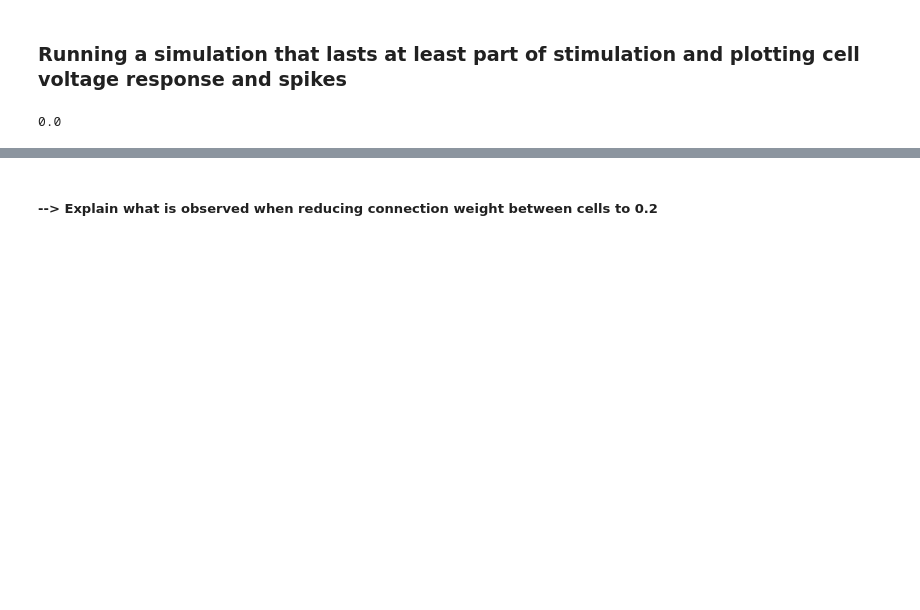
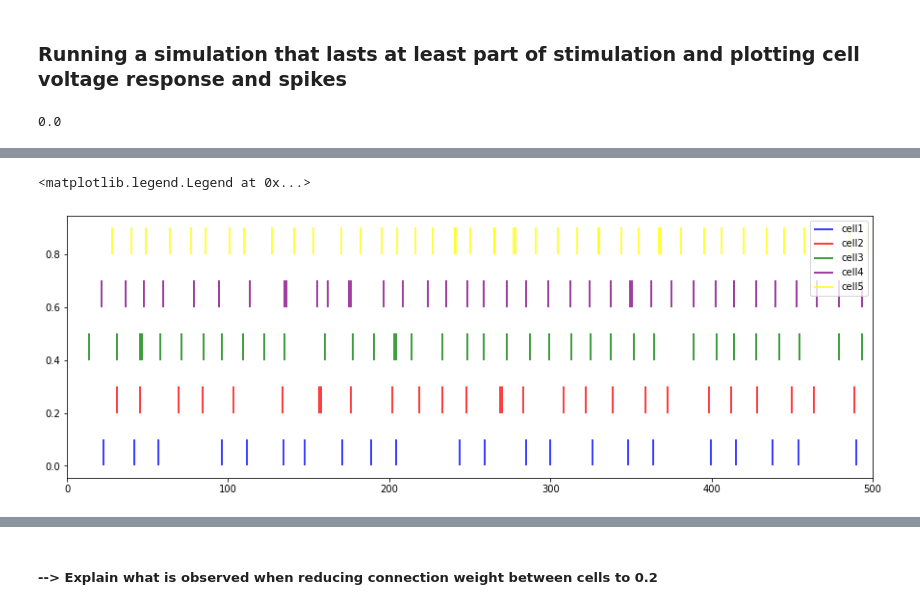
Before and after one commit to GasserElbanna/In-Silico-Neuroscience-Projects, a Jupyter notebook: Week 10/Week10_2021_Homework_SAD.ipynb, the cells around one changed output, grey strips where cells are left out. Saved outputs shown, nothing was run; the diff lists cells and outputs as text; code cells hidden in the pictures; blank space fills up the shorter version.

```diff
--- a/Week 10/Week10_2021_Homework_SAD.ipynb
+++ b/Week 10/Week10_2021_Homework_SAD.ipynb
@@ -1294,15 +1385,18 @@ plt.show()
 # %%
 spikes1 = spike_detector(soma_v1, -20.0)
 spikes2 = spike_detector(soma_v2, -20.0)
 spikes3 = spike_detector(soma_v3, -20.0)
 spikes4 = spike_detector(soma_v4, -20.0)
 spikes5 = spike_detector(soma_v5, -20.0)
 
 plt.figure(figsize=(15,5))
 plt.vlines(spikes1/40, ymin=0, ymax=0.1, color='blue', label='cell1')
 plt.vlines(spikes2/40, ymin=0.2, ymax=0.3, color='red', label='cell2')
 plt.vlines(spikes3/40, ymin=0.4, ymax=0.5, color='green', label='cell3')
 plt.vlines(spikes4/40, ymin=0.6, ymax=0.7, color='purple', label='cell4')
 plt.vlines(spikes5/40, ymin=0.8, ymax=0.9, color='yellow', label='cell5')
-plt.xlim((0, 400))
+plt.xlim((0, 500))
 plt.legend()
+# %% [output]
+<matplotlib.legend.Legend at 0x...>
+[figure, added]
```
Also changed, not shown: parts of 36 cells of this notebook.
